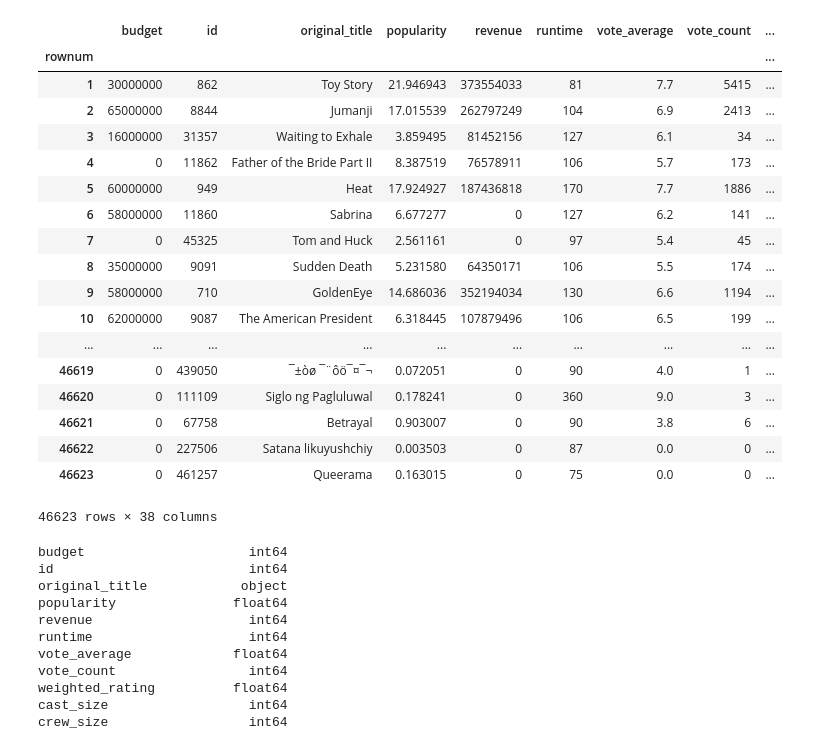
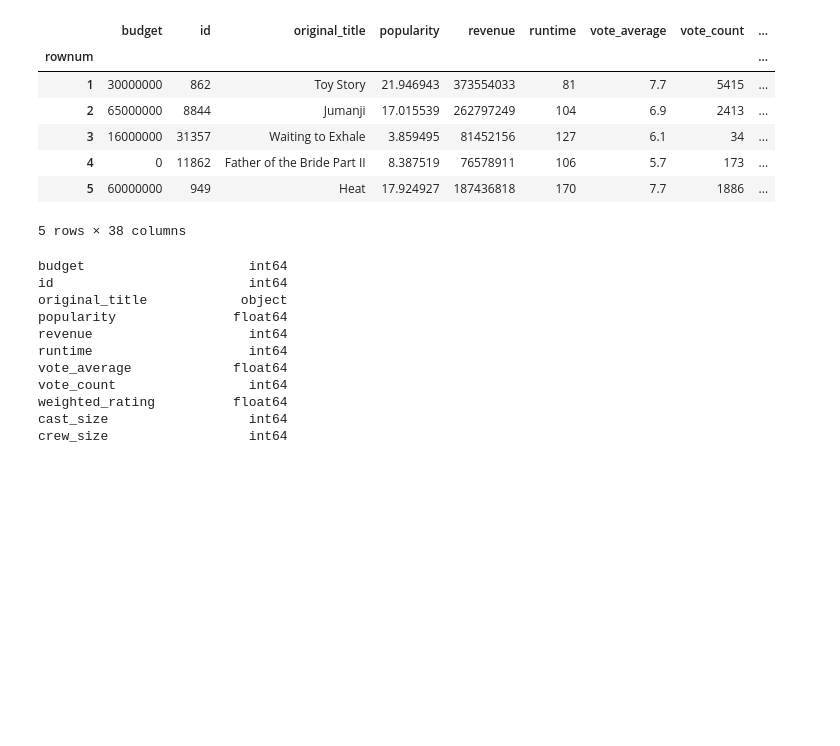
Before and after one commit to FilMetricsCapstone/mobile-application, a Jupyter notebook: Model1.ipynb, the cells around one changed output. Saved outputs shown, nothing was run; the diff lists cells and outputs as text; code cells hidden in the pictures; blank space fills up the shorter version.

```diff
--- a/Model1.ipynb
+++ b/Model1.ipynb
@@ -4,27 +10,16 @@ import pandas as pd
 # %%
 df= pd.read_csv('Final_Model_data.csv',header=0,encoding = 'unicode_escape',index_col='rownum')
 # %%
-df
+df.head()
 # %% [output]
 |  | budget | id | original_title | popularity | revenue | runtime | vote_average | vote_count | ... |
 | rownum |  |  |  |  |  |  |  |  | ... |
 | 1 | 30000000 | 862 | Toy Story | 21.946943 | 373554033 | 81 | 7.7 | 5415 | ... |
 | 2 | 65000000 | 8844 | Jumanji | 17.015539 | 262797249 | 104 | 6.9 | 2413 | ... |
 | 3 | 16000000 | 31357 | Waiting to Exhale | 3.859495 | 81452156 | 127 | 6.1 | 34 | ... |
 | 4 | 0 | 11862 | Father of the Bride Part II | 8.387519 | 76578911 | 106 | 5.7 | 173 | ... |
 | 5 | 60000000 | 949 | Heat | 17.924927 | 187436818 | 170 | 7.7 | 1886 | ... |
-| 6 | 58000000 | 11860 | Sabrina | 6.677277 | 0 | 127 | 6.2 | 141 | ... |
-| 7 | 0 | 45325 | Tom and Huck | 2.561161 | 0 | 97 | 5.4 | 45 | ... |
-| 8 | 35000000 | 9091 | Sudden Death | 5.231580 | 64350171 | 106 | 5.5 | 174 | ... |
-| 9 | 58000000 | 710 | GoldenEye | 14.686036 | 352194034 | 130 | 6.6 | 1194 | ... |
-| 10 | 62000000 | 9087 | The American President | 6.318445 | 107879496 | 106 | 6.5 | 199 | ... |
-| ... | ... | ... | ... | ... | ... | ... | ... | ... | ... |
-| 46619 | 0 | 439050 | ¯±òø ¯¨ôö¯¤¯¬ | 0.072051 | 0 | 90 | 4.0 | 1 | ... |
-| 46620 | 0 | 111109 | Siglo ng Pagluluwal | 0.178241 | 0 | 360 | 9.0 | 3 | ... |
-| 46621 | 0 | 67758 | Betrayal | 0.903007 | 0 | 90 | 3.8 | 6 | ... |
-| 46622 | 0 | 227506 | Satana likuyushchiy | 0.003503 | 0 | 87 | 0.0 | 0 | ... |
-| 46623 | 0 | 461257 | Queerama | 0.163015 | 0 | 75 | 0.0 | 0 | ... |
-46623 rows × 38 columns
+5 rows × 38 columns
 # %%
 df.dtypes
 # %% [output]
```
Also changed, not shown: parts of 25 cells of this notebook.
